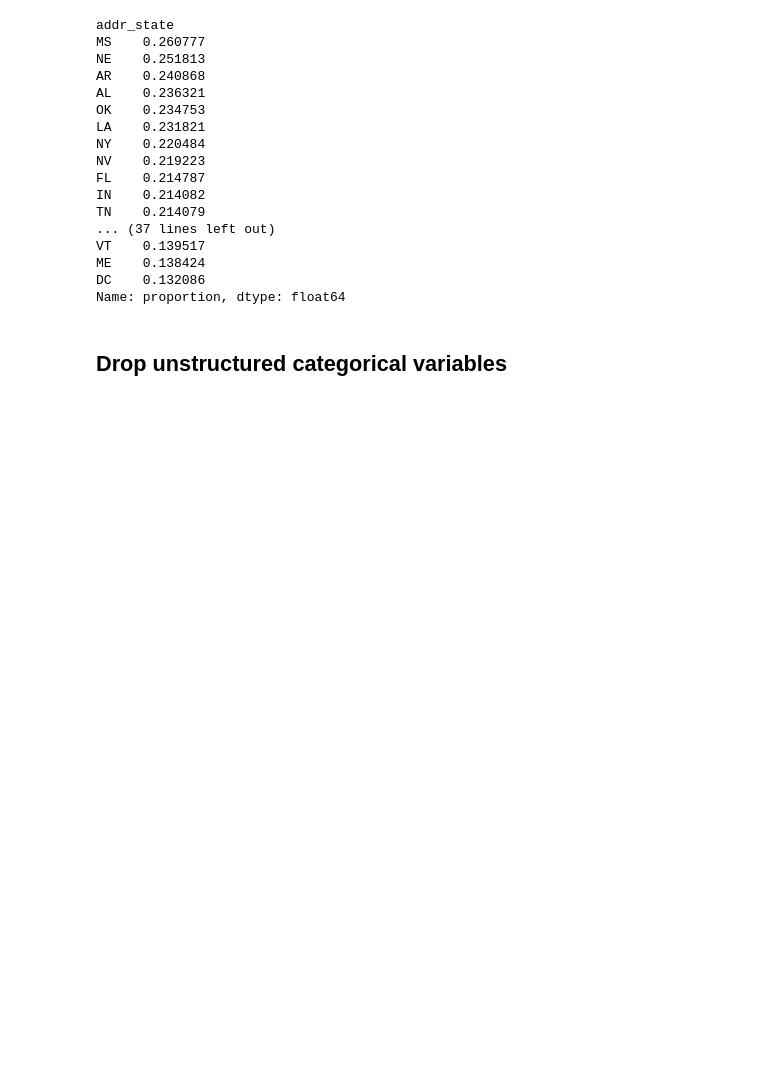
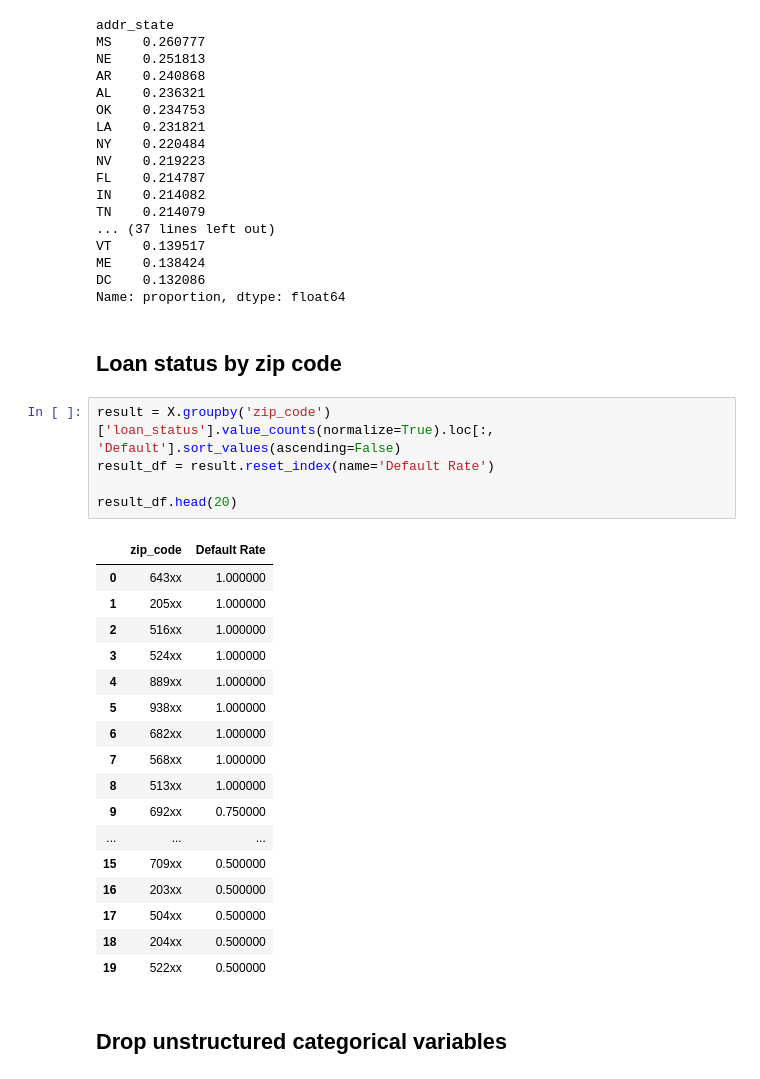
Before and after one commit to whong10/P2P-Loan-Risk-Modeling, a Jupyter notebook: EDA and Preprocessing.ipynb, the cells around one changed output. Drawn from its saved outputs; the diff is of its cells as text; blank space fills up the shorter version.

```diff
--- a/EDA and Preprocessing.ipynb
+++ b/EDA and Preprocessing.ipynb
@@ -411,6 +494,31 @@ VT    0.139517
 ME    0.138424
 DC    0.132086
 Name: proportion, dtype: float64
+# %% [markdown]
+## Loan status by zip code
+# %%
+result = X.groupby('zip_code')['loan_status'].value_counts(normalize=True).loc[:, 'Default'].sort_values(ascending=False)
+result_df = result.reset_index(name='Default Rate')
+
+result_df.head(20)
+# %% [output]
+|  | zip_code | Default Rate |
+| 0 | 643xx | 1.000000 |
+| 1 | 205xx | 1.000000 |
+| 2 | 516xx | 1.000000 |
+| 3 | 524xx | 1.000000 |
+| 4 | 889xx | 1.000000 |
+| 5 | 938xx | 1.000000 |
+| 6 | 682xx | 1.000000 |
+| 7 | 568xx | 1.000000 |
+| 8 | 513xx | 1.000000 |
+| 9 | 692xx | 0.750000 |
+| ... | ... | ... |
+| 15 | 709xx | 0.500000 |
+| 16 | 203xx | 0.500000 |
+| 17 | 504xx | 0.500000 |
+| 18 | 204xx | 0.500000 |
+| 19 | 522xx | 0.500000 |
 # %% [markdown]
 ## Drop unstructured categorical variables
 # %%
```
Also changed, not shown: parts of 12 cells of this notebook, 3 other files.
